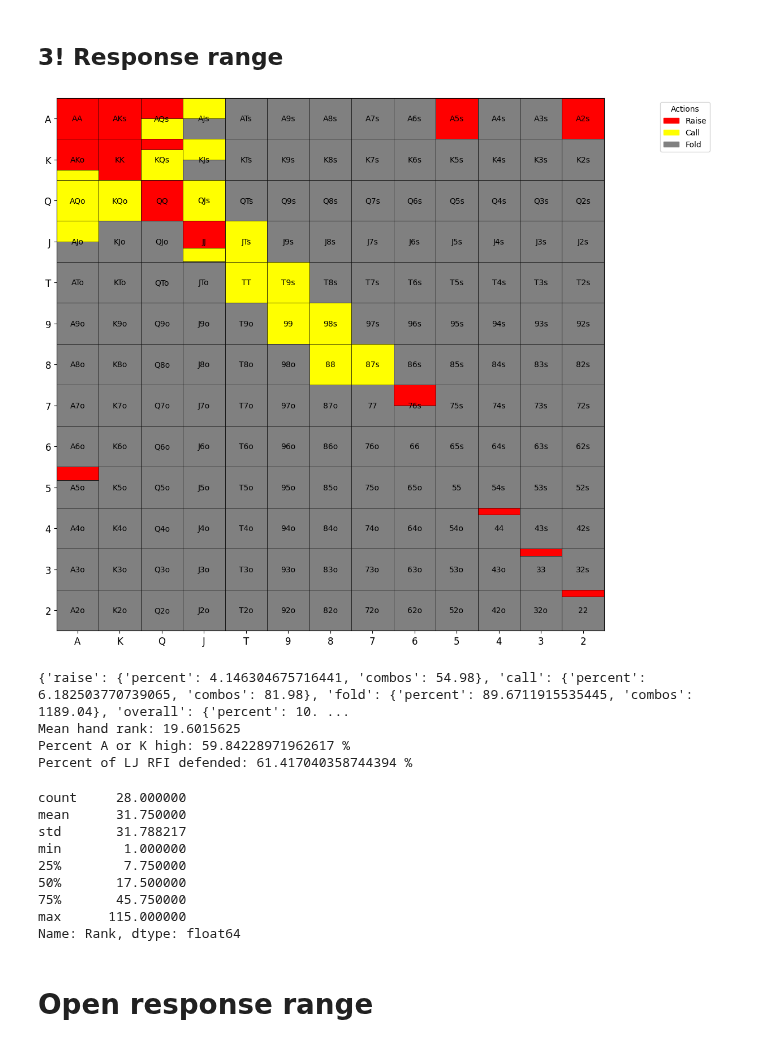
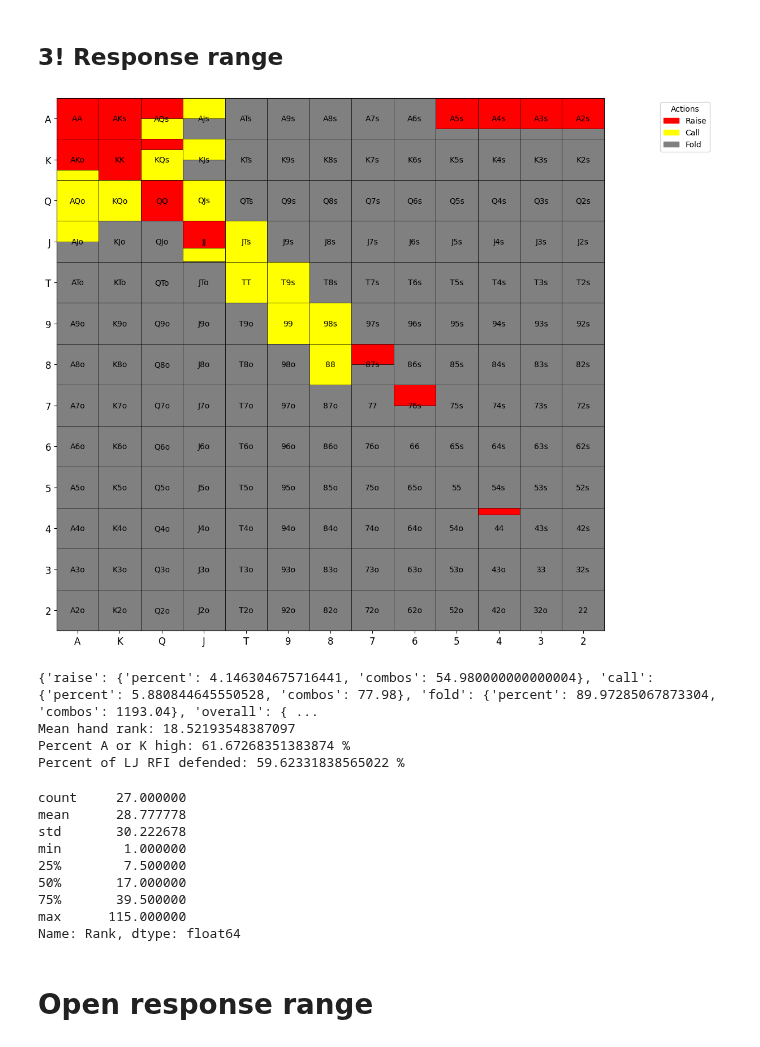
Before and after one commit to KunaalAgarwal/poker_analysis, a Jupyter notebook: src/lj_ranges.ipynb, the cells around one changed output. Saved outputs shown, nothing was run; the diff lists cells and outputs as text; code cells hidden in the pictures.

```diff
--- a/src/lj_ranges.ipynb
+++ b/src/lj_ranges.ipynb
@@ -148,8 +148,8 @@ response_3bet_range = {
     "55": {"raise": 0.0, "call": 0.0},
     # 4bet bluff (unblocks AK, AQ, AJ, KQ, etc.), while ahead of those hands and can put high pressure on middling pairs
     "44": {"raise": 0.17, "call": 0.0},
-    "33": {"raise": 0.17, "call": 0.0},
-    "22": {"raise": 0.17, "call": 0.0},
+    "33": {"raise": 0.0, "call": 0.0},
+    "22": {"raise": 0.0, "call": 0.0},
 
     "AKs": {"raise": 1.0, "call": 0.0},
     "AQs": {"raise": 0.5, "call": 0.5},
@@ -159,10 +159,10 @@ response_3bet_range = {
     "A8s": {"raise": 0.0, "call": 0.0},
     "A7s": {"raise": 0.0, "call": 0.0},
     "A6s": {"raise": 0.0, "call": 0.0},
-    "A5s": {"raise": 1.0, "call": 0.0}, # 4bet bluff
-    "A4s": {"raise": 0.0, "call": 0.0},
-    "A3s": {"raise": 0.0, "call": 0.0},
-    "A2s": {"raise": 1.0, "call": 0.0}, # 4bet bluff
+    "A5s": {"raise": 0.75, "call": 0.0}, # 4bet bluff
+    "A4s": {"raise": 0.75, "call": 0.0},
+    "A3s": {"raise": 0.75, "call": 0.0},
+    "A2s": {"raise": 0.75, "call": 0.0}, # 4bet bluff
 
     "AKo": {"raise": .75, "call": 0.25},
     "AQo": {"raise": 0.0, "call": 1.0},
@@ -170,7 +170,7 @@ response_3bet_range = {
     "ATo": {"raise": 0.0, "call": 0.0},
     "A9o": {"raise": 0.0, "call": 0.0},
 
-    "A5o": {"raise": 0.33, "call": 0.0}, # come back to adjust bluff frequencies
+    "A5o": {"raise": 0.0, "call": 0.0}, # come back to adjust bluff frequencies
     "A4o": {"raise": 0.0, "call": 0.0},
     "A3o": {"raise": 0.0, "call": 0.0},
     "A2o": {"raise": 0.0, "call": 0.0},
@@ -199,46 +199,46 @@ response_3bet_range = {
 
     "T9s": {"raise": 0.0, "call": 1.0},
     "T8s": {"raise": 0.0, "call": 0.0},
 
     "98s": {"raise": 0.0, "call": 1.0},
     "97s": {"raise": 0.0, "call": 0.0},
 
-    "87s": {"raise": 0.0, "call": 1.0},
+    "87s": {"raise": 0.5, "call": 0.0},
     "86s": {"raise": 0.0, "call": 0.0},
 
     "76s": {"raise": 0.5, "call": 0.0},
     "75s": {"raise": 0.0, "call": 0.0},
 
     "65s": {"raise": 0.0, "call": 0.0},
 }
 # Visualize the range
 response_3bet = range_construction.generate_range(response_3bet_range, '../ranges/lj_ranges/lj_3!response.png')
 response_3bet_distribution = range_construction.range_hand_distribution(response_3bet_range)
 response_3bet_percent_by_actions = range_construction.range_percent_by_all_actions(response_3bet_range)
 response_3bet_mean_hand_rank = range_construction.average_range_rank(response_3bet_range)
 
 defended_rfi = 100*response_3bet_percent_by_actions['overall']['combos'] / rfi_percent_by_actions['overall']['combos']
 
 print(response_3bet_percent_by_actions)
 print(f'Mean hand rank: {response_3bet_mean_hand_rank}')
 print(f'Percent A or K high: {range_construction.percent_range_high_card(response_3bet_range)} %')
 print(f'Percent of LJ RFI defended: {defended_rfi} %')
 
 response_3bet_distribution[1].to_csv('../ranges/lj_ranges/lj_3bet_response_distribution.csv')
 response_3bet_distribution[0]
 # %% [output]
-[figure, old version]
+[figure, new version]
-{'raise': {'percent': 4.146304675716441, 'combos': 54.98}, 'call': {'percent': 6.182503770739065, 'combos': 81.98}, 'fold': {'percent': 89.6711915535445, 'combos': 1189.04}, 'overall': {'percent': 10. ...
-Mean hand rank: 19.6015625
-Percent A or K high: 59.84228971962617 %
-Percent of LJ RFI defended: 61.417040358744394 %
+{'raise': {'percent': 4.146304675716441, 'combos': 54.980000000000004}, 'call': {'percent': 5.880844645550528, 'combos': 77.98}, 'fold': {'percent': 89.97285067873304, 'combos': 1193.04}, 'overall': { ...
+Mean hand rank: 18.52193548387097
+Percent A or K high: 61.67268351383874 %
+Percent of LJ RFI defended: 59.62331838565022 %
-count     28.000000
-mean      31.750000
-std       31.788217
+count     27.000000
+mean      28.777778
+std       30.222678
 min        1.000000
-25%        7.750000
-50%       17.500000
-75%       45.750000
+25%        7.500000
+50%       17.000000
+75%       39.500000
 max      115.000000
 Name: Rank, dtype: float64
 # %% [markdown]
```
Also changed, not shown: 14 other files.
